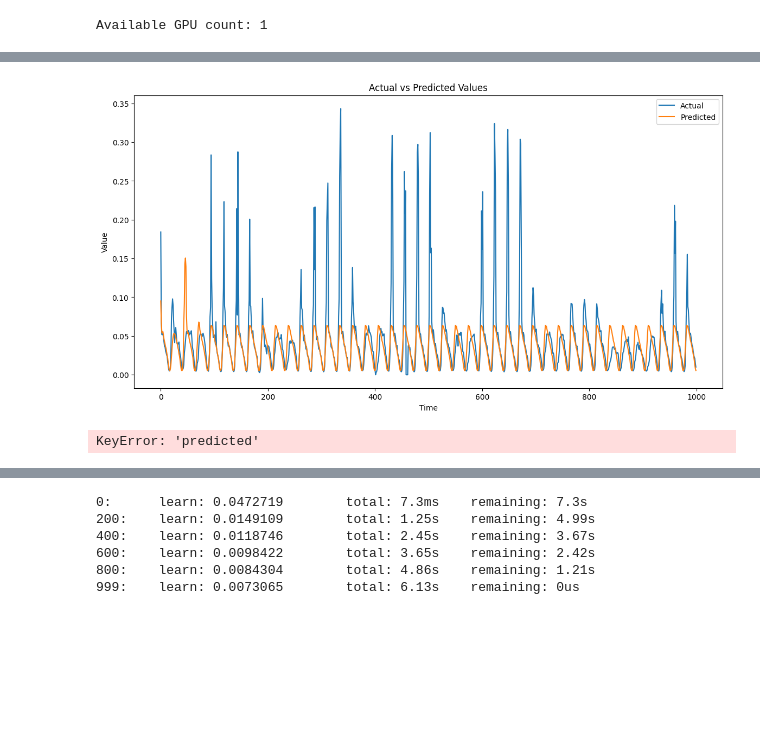
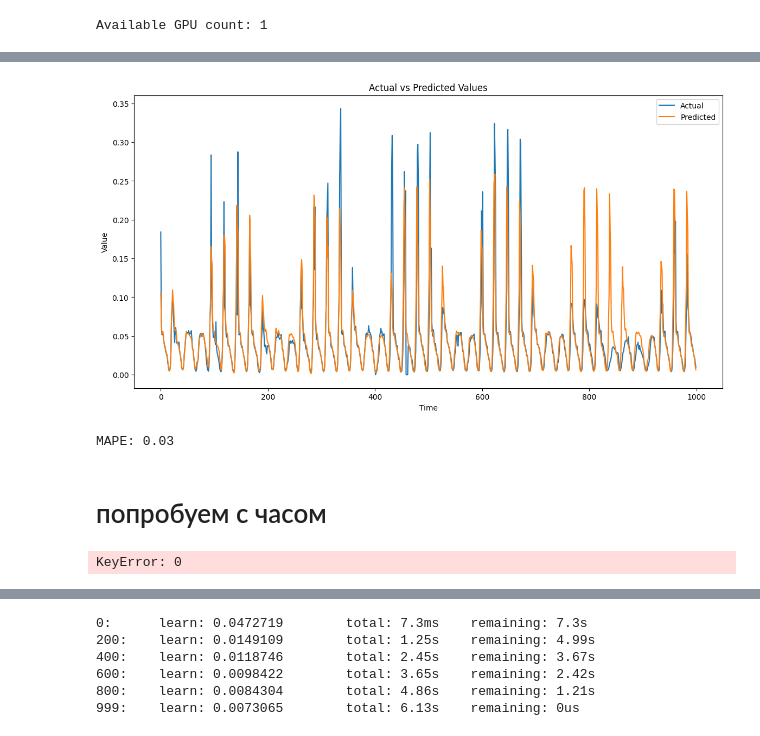
Before and after one commit to pavelhym/Bicocca_ts, a Jupyter notebook: deep_learning_model.ipynb, the cells around one changed output, grey strips where cells are left out. Drawn from its saved outputs; the diff is of its cells as text; code cells hidden in the pictures; blank space fills up the shorter version.

```diff
--- a/deep_learning_model.ipynb
+++ b/deep_learning_model.ipynb
@@ -46,3 +113,16 @@ Available GPU count: 1
+# %%
+# Формируем DataFrame
+df = pd.DataFrame({'Date': train2.index, 'Value': train2.X})
+
+
+
+lag = 1000
+for i in range(1, lag + 1):
+    df[f'lag_{i}'] = df['Value'].shift(i)
+
+
+df.dropna(inplace=True)
+df.reset_index(drop=True, inplace=True)
 # %%
 
 feature_cols = [f'lag_{i}' for i in range(1, lag + 1)]
@@ -56,9 +131,9 @@ print(catboost.__version__)
 # %%
-model = CatBoostRegressor(iterations=500,
+model = CatBoostRegressor(iterations=1000,
                           learning_rate=0.05,
                           depth=10,
                           task_type="GPU",
                           devices='0',
-                          verbose=1)
+                          verbose=100)
 model.fit(X, y)
 # %% [output]
@@ -121,21 +190,26 @@ print(forecast_df.head(10))
 # %%
 import matplotlib.pyplot as plt
 from sklearn.metrics import mean_absolute_percentage_error
 
 # Plotting the actual vs predicted values
 plt.figure(figsize=(14, 7))
 plt.plot(test['X'].tolist(), label='Actual')
 plt.plot(forecast_df['Forecast'].tolist(), label='Predicted')
 plt.legend()
 plt.title('Actual vs Predicted Values')
 plt.xlabel('Time')
 plt.ylabel('Value')
 plt.show()
 
 
 # Calculating MAPE
-mape = mean_absolute_percentage_error(test['X'], test['predicted'])
-print(f'MAPE: {mape:.2f}')
+from sklearn.metrics import mean_squared_error
+import numpy as np
+
+rmse = np.sqrt(mean_squared_error(test['X'].tolist(), forecast_df['Forecast'].tolist()))
+print(f'MAPE: {rmse:.2f}')
 # %% [output]
-[figure, old version]
+[figure, new version]
-KeyError: 'predicted'
+MAPE: 0.03
+# %% [markdown]
+# попробуем с часом
@@ -141,0 +247,14 @@ KeyError: 'predicted'
+# %%
+n_forecast = len(test)
+predictions = []
+
+
+last_value = df.iloc[-1]['Value']
+
+
+last_features = X[-1]
+
+forecast_input = np.concatenate(([last_value], last_features[:-2], [test[0]['Hour']]))
+current_input = forecast_input.copy()
+# %% [output]
+KeyError: 0
```
Also changed, not shown: parts of 21 cells of this notebook.
